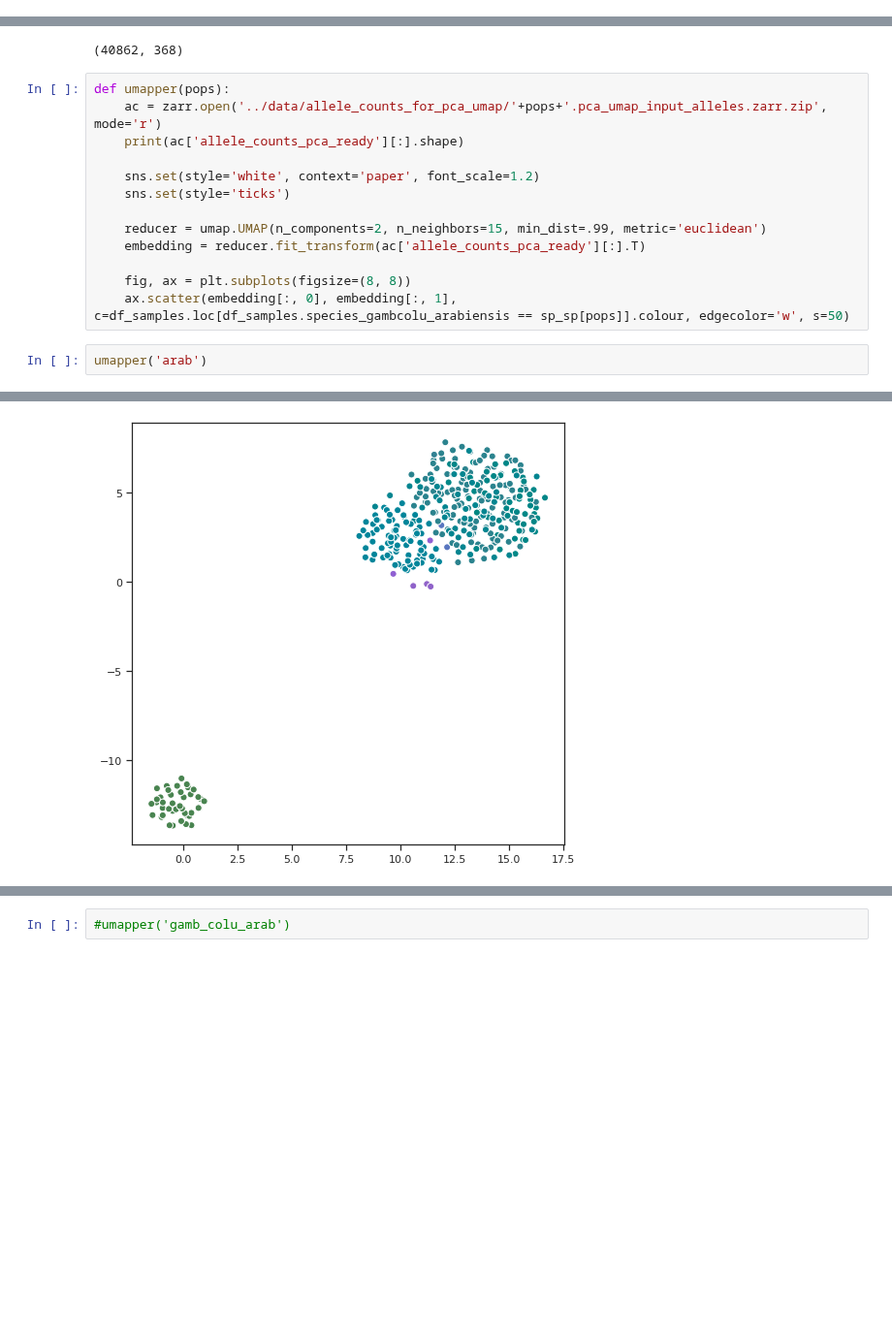
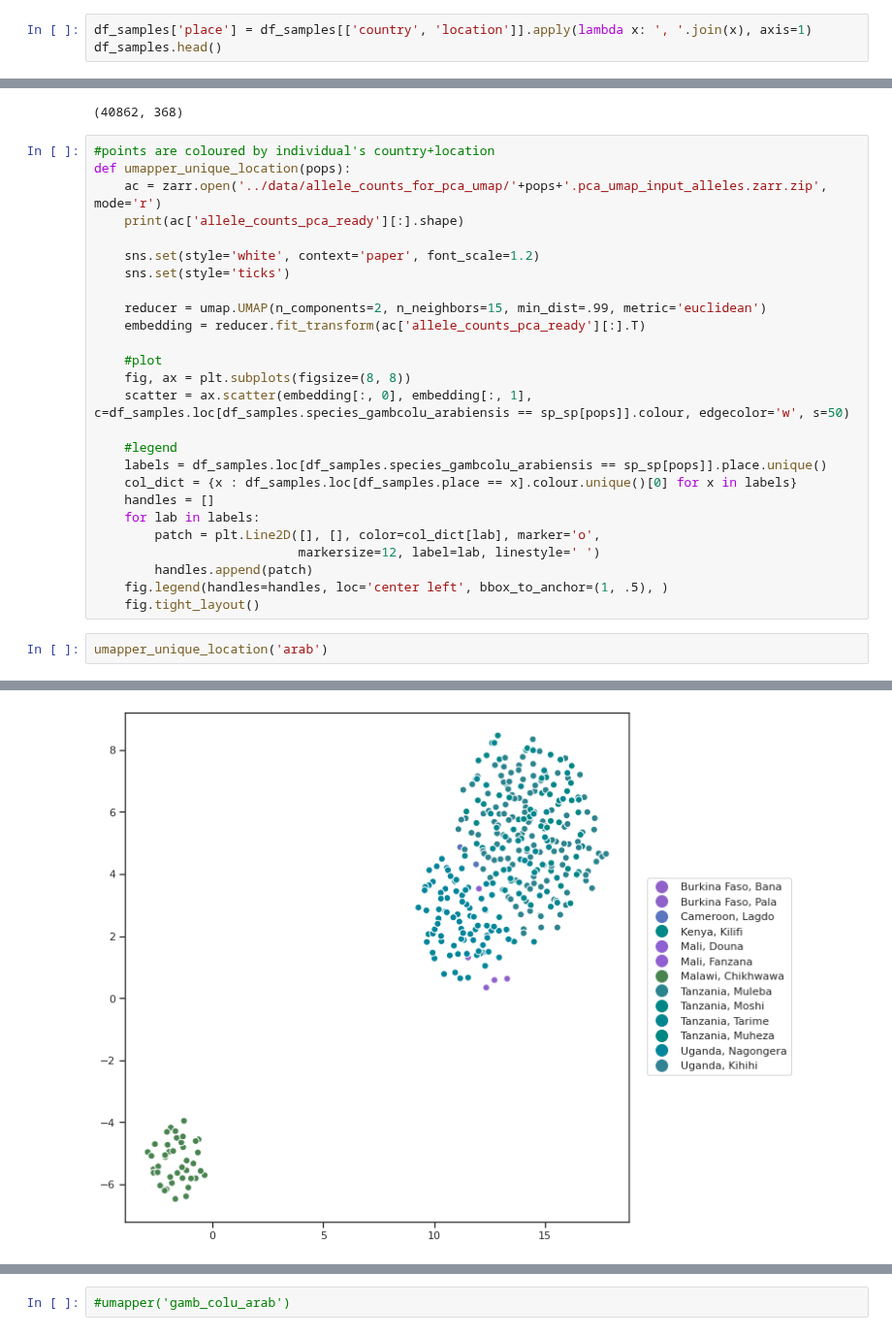
Before and after one commit to malariagen/ag1000g-phase3-data-paper, a Jupyter notebook: notebooks/ag3_population_structure_UMAP.ipynb, the cells around one changed output, grey strips where cells are left out. Shown at 97% size. Saved outputs shown, nothing was run; the diff lists cells and outputs as text; blank space fills up the shorter version.

Commit message:
legend

```diff
--- a/notebooks/ag3_population_structure_UMAP.ipynb
+++ b/notebooks/ag3_population_structure_UMAP.ipynb
@@ -68,0 +54,3 @@ Name: colour, Length: 2784, dtype: object
+# %%
+df_samples['place'] = df_samples[['country', 'location']].apply(lambda x: ', '.join(x), axis=1)
+df_samples.head()
@@ -75,7 +70,8 @@ ac['allele_counts_pca_ready'][:].shape
 # %% [output]
 (40862, 368)
 # %%
-def umapper(pops):
+#points are coloured by individual's country+location
+def umapper_unique_location(pops):
     ac = zarr.open('../data/allele_counts_for_pca_umap/'+pops+'.pca_umap_input_alleles.zarr.zip', mode='r')
     print(ac['allele_counts_pca_ready'][:].shape)
 
@@ -85,13 +81,25 @@ def umapper(pops):
     reducer = umap.UMAP(n_components=2, n_neighbors=15, min_dist=.99, metric='euclidean')
     embedding = reducer.fit_transform(ac['allele_counts_pca_ready'][:].T)
 
+    #plot
     fig, ax = plt.subplots(figsize=(8, 8))
-    ax.scatter(embedding[:, 0], embedding[:, 1], c=df_samples.loc[df_samples.species_gambcolu_arabiensis == sp_sp[pops]].colour, edgecolor='w', s=50)
+    scatter = ax.scatter(embedding[:, 0], embedding[:, 1], c=df_samples.loc[df_samples.species_gambcolu_arabiensis == sp_sp[pops]].colour, edgecolor='w', s=50)
+
+    #legend
+    labels = df_samples.loc[df_samples.species_gambcolu_arabiensis == sp_sp[pops]].place.unique()
+    col_dict = {x : df_samples.loc[df_samples.place == x].colour.unique()[0] for x in labels}
+    handles = []
+    for lab in labels:
+        patch = plt.Line2D([], [], color=col_dict[lab], marker='o',
+                           markersize=12, label=lab, linestyle=' ')
+        handles.append(patch)
+    fig.legend(handles=handles, loc='center left', bbox_to_anchor=(1, .5), )
+    fig.tight_layout()
 # %%
-umapper('arab')
+umapper_unique_location('arab')
 # %% [output]
 (40862, 368)
-[figure, old version]
+[figure, new version]
 # %%
 umapper('gamb_colu')
 # %% [output]
```
Also changed, not shown: parts of 4 cells of this notebook.
